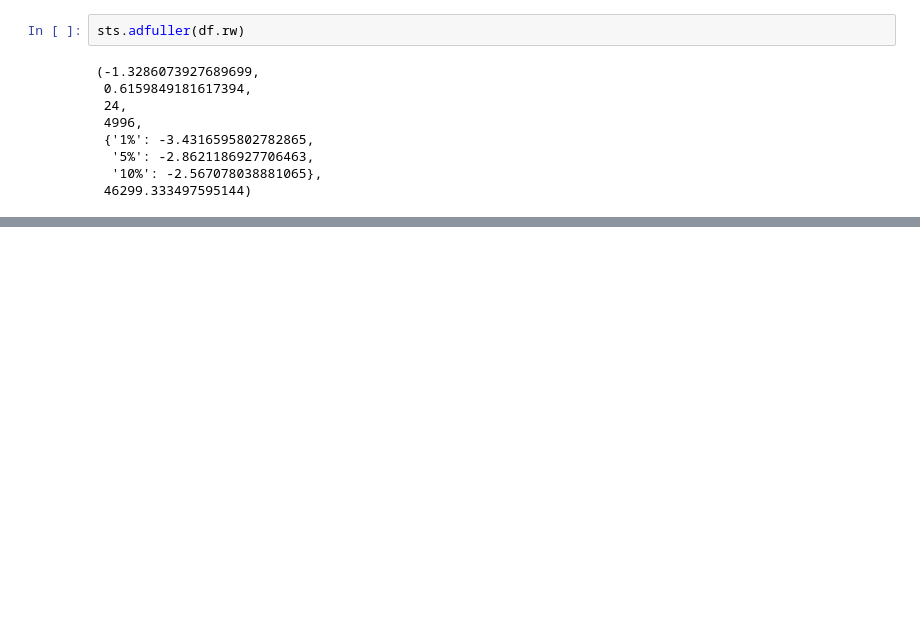
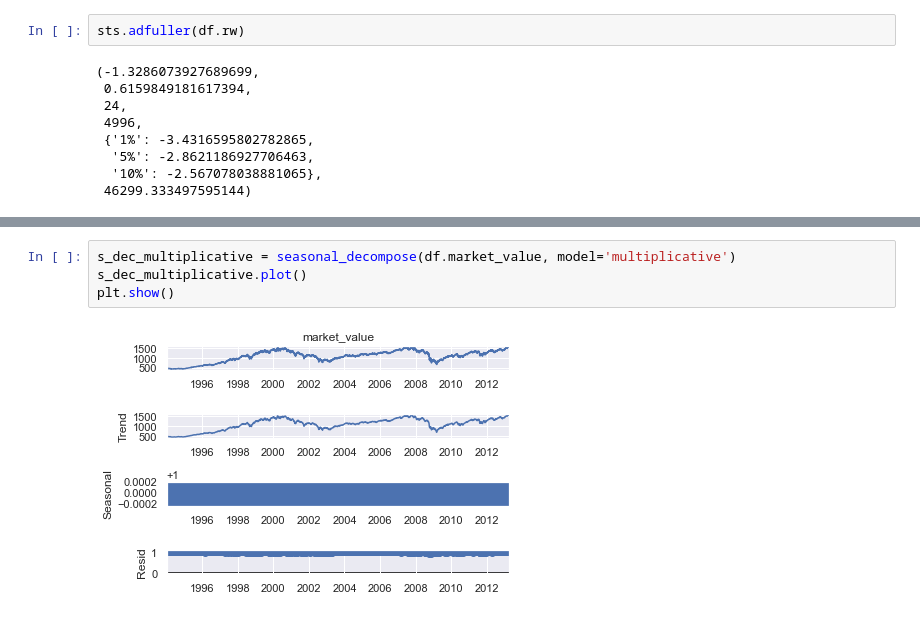
Before and after one commit to bme3412/Python, a Jupyter notebook: Projects/365DataScience/White Noise.ipynb, the cells around one changed output, grey strips where cells are left out. Drawn from its saved outputs; the diff is of its cells as text; blank space fills up the shorter version.

```diff
--- a/Projects/365DataScience/White Noise.ipynb
+++ b/Projects/365DataScience/White Noise.ipynb
@@ -144,0 +156,6 @@ sts.adfuller(df.rw)
+# %%
+s_dec_multiplicative = seasonal_decompose(df.market_value, model='multiplicative')
+s_dec_multiplicative.plot()
+plt.show()
+# %% [output]
+[figure, added]
```
Also changed, not shown: parts of 10 cells of this notebook.
